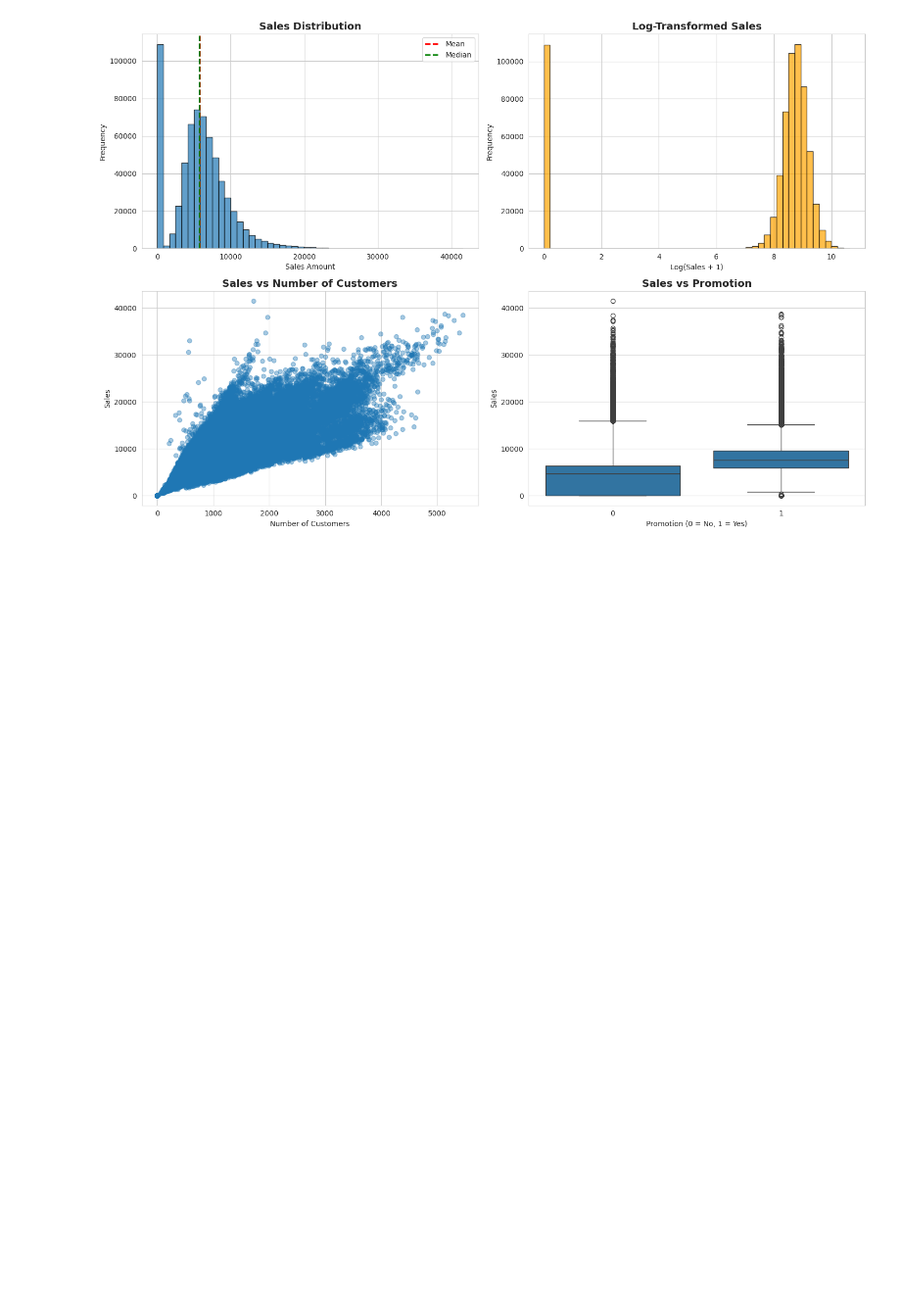
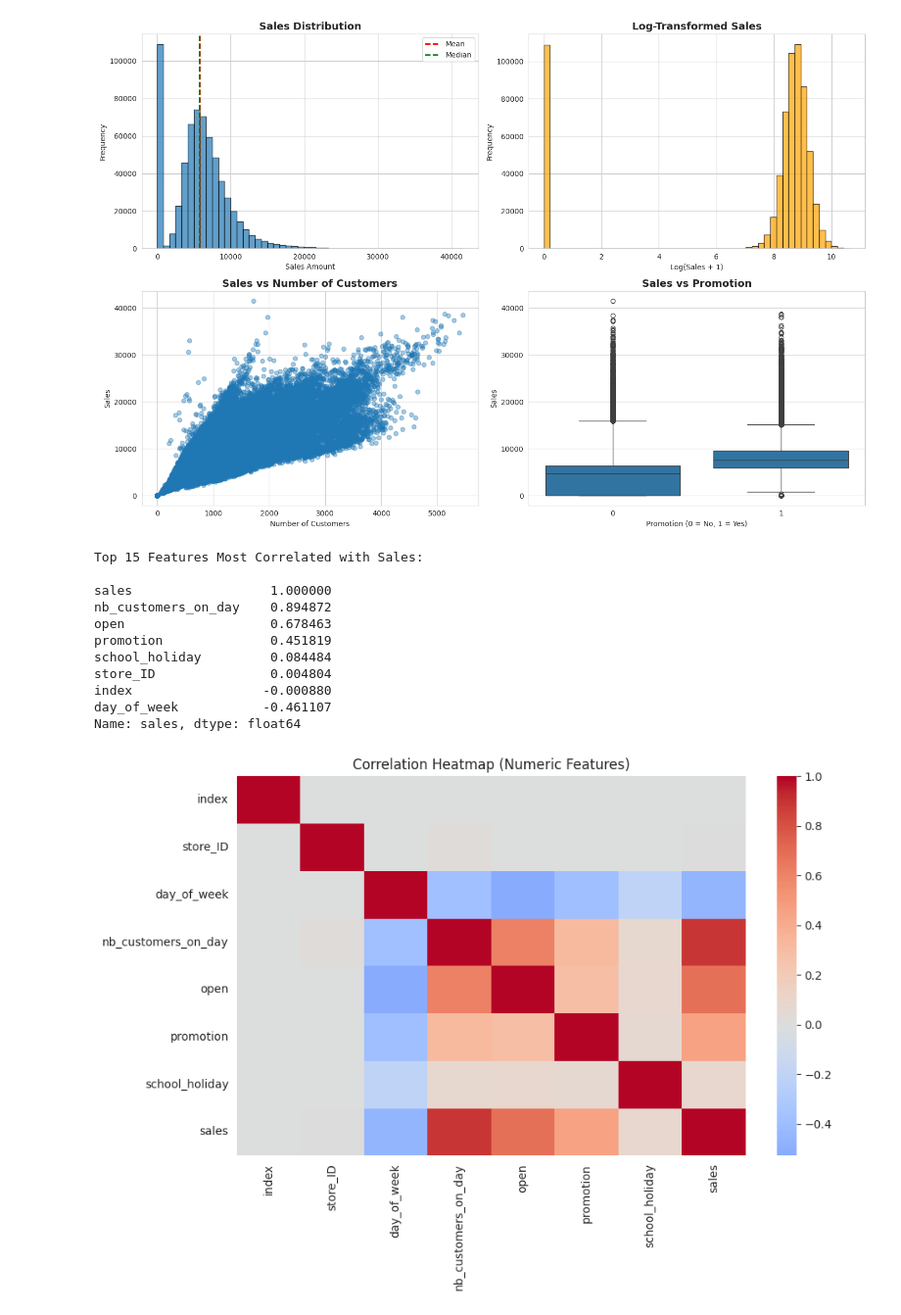
Before and after one commit to rj22rey/AI-Technology-Project-1, a Jupyter notebook: Master_Code_File.ipynb, the cells around one changed output. Shown at 98% size. Saved outputs shown, nothing was run; the diff lists cells and outputs as text; code cells hidden in the pictures; blank space fills up the shorter version.

```diff
--- a/Master_Code_File.ipynb
+++ b/Master_Code_File.ipynb
@@ -191,3 +191,35 @@ plt.tight_layout()
 plt.show()
 # %% [output]
 [figure]
+# %%
+numeric_df = df.select_dtypes(include=[np.number])
+
+
+
+
+correlations = numeric_df.corr(numeric_only=True)['sales'].sort_values(ascending=False)
+
+
+print("Top 15 Features Most Correlated with Sales:\n")
+print(correlations.head(15))
+
+
+
+
+plt.figure(figsize=(10, 6))
+sns.heatmap(numeric_df.corr(numeric_only=True), cmap='coolwarm', center=0)
+plt.title('Correlation Heatmap (Numeric Features)')
+plt.show()
+# %% [output]
+Top 15 Features Most Correlated with Sales:
+
+sales                  1.000000
+nb_customers_on_day    0.894872
+open                   0.678463
+promotion              0.451819
+school_holiday         0.084484
+store_ID               0.004804
+index                 -0.000880
+day_of_week           -0.461107
+Name: sales, dtype: float64
+[figure, added]
```
Also changed, not shown: parts of 7 cells of this notebook.
